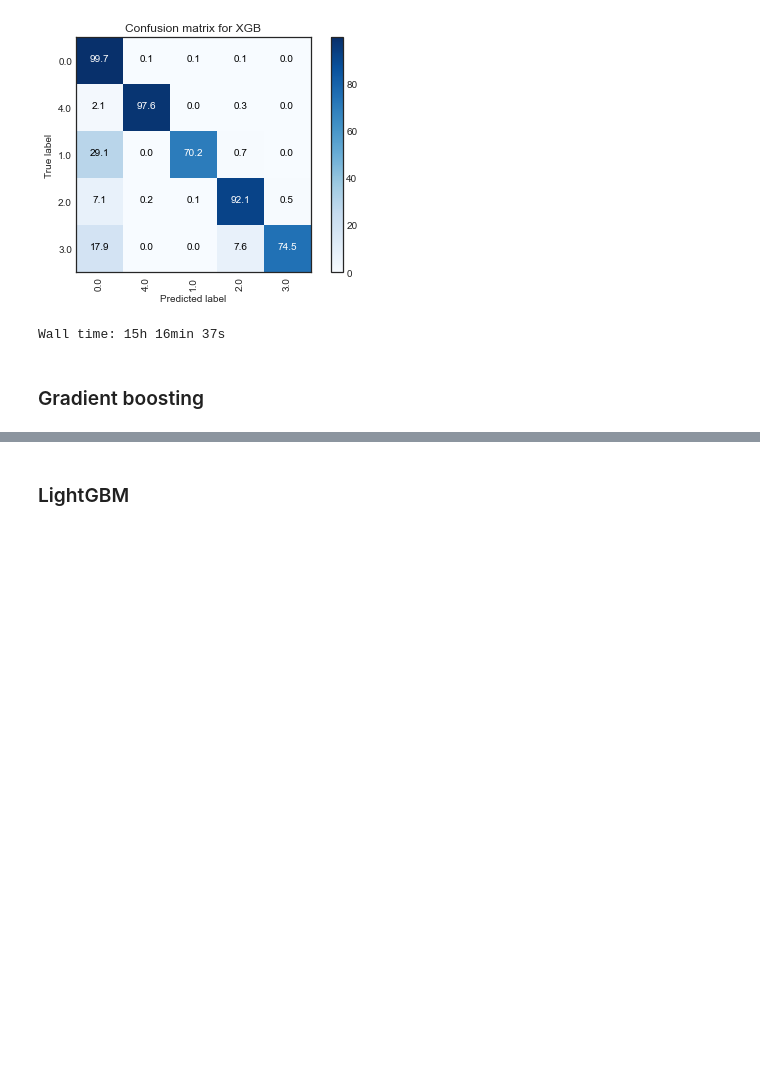
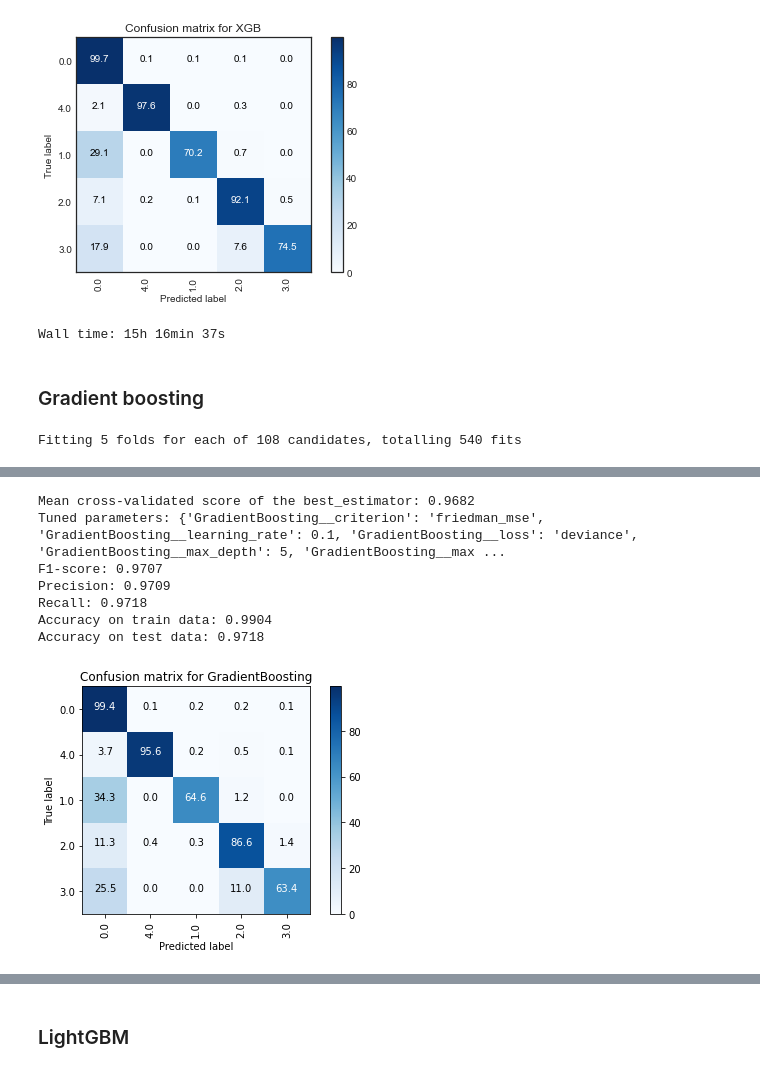
Before and after one commit to nastiag67/ecgn, a Jupyter notebook: README.ipynb, the cells around one changed output, grey strips where cells are left out. Drawn from its saved outputs; the diff is of its cells as text; code cells hidden in the pictures; blank space fills up the shorter version.

Commit message:
added boosting and ensembles (except lgbm)

```diff
--- a/README.ipynb
+++ b/README.ipynb
@@ -341,6 +341,7 @@ Wall time: 15h 16min 37s
 # %% [markdown]
 ### Gradient boosting
 # %%
+%%time
 from sklearn.ensemble import GradientBoostingClassifier
 
 name='GradientBoosting'
@@ -348,7 +349,22 @@ model = GradientBoostingClassifier(random_state=42)
 
 steps=[]
 
-parameters = {}
+parameters = {
+    'GradientBoosting__loss': ['deviance'],  # 'deviance'
+    'GradientBoosting__learning_rate': [0.1, 0.5, 0.01],  # 0.1
+    'GradientBoosting__n_estimators': [100, 500, 50],  # 100
+    'GradientBoosting__subsample': [1, 0.5, 0.7],  # 1
+    'GradientBoosting__criterion': ['friedman_mse'],  # 'friedman_mse'
+    'GradientBoosting__min_samples_split': [2, 5],  # 2
+    'GradientBoosting__min_samples_leaf': [1],  # 1
+    'GradientBoosting__min_weight_fraction_leaf': [0],  # 0
+    'GradientBoosting__max_depth': [3, 5],  # 3
+    'GradientBoosting__min_impurity_decrease': [0],  # 0
+#     'GradientBoosting__max_features': [None, 'auto', 'sqrt', 'log2'],  # None
+    'GradientBoosting__max_leaf_nodes': [None],  # None
+    'GradientBoosting__validation_fraction': [0.1],  # 0.1
+    'GradientBoosting__n_iter_no_change': [5],  # 0
+}
 
 model_gb = cls_models.checkmodel(
                                     name,
@@ -360,6 +376,9 @@ model_gb = cls_models.checkmodel(
                                     metric='recall',
                                     randomized_search=False,
                                     nfolds=5,
-                                    n_jobs=45,
+                                    n_jobs=56,
                                     verbose=1
                                     )
+# plt.savefig("learning.png", dpi=300, bbox_inches='tight')
+# %% [output]
+Fitting 5 folds for each of 108 candidates, totalling 540 fits
@@ -365,0 +389,8 @@ model_gb = cls_models.checkmodel(
+Mean cross-validated score of the best_estimator: 0.9682
+Tuned parameters: {'GradientBoosting__criterion': 'friedman_mse', 'GradientBoosting__learning_rate': 0.1, 'GradientBoosting__loss': 'deviance', 'GradientBoosting__max_depth': 5, 'GradientBoosting__max ...
+F1-score: 0.9707
+Precision: 0.9709
+Recall: 0.9718
+Accuracy on train data: 0.9904
+Accuracy on test data: 0.9718
+[figure, added]
```
Also changed, not shown: parts of 7 cells of this notebook, 10 other files.
